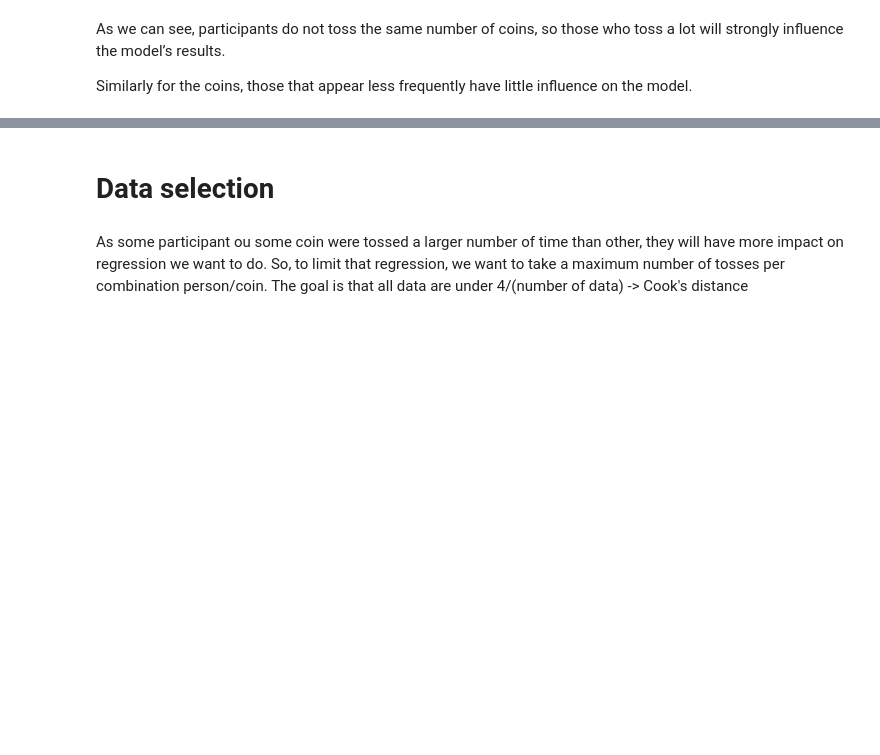
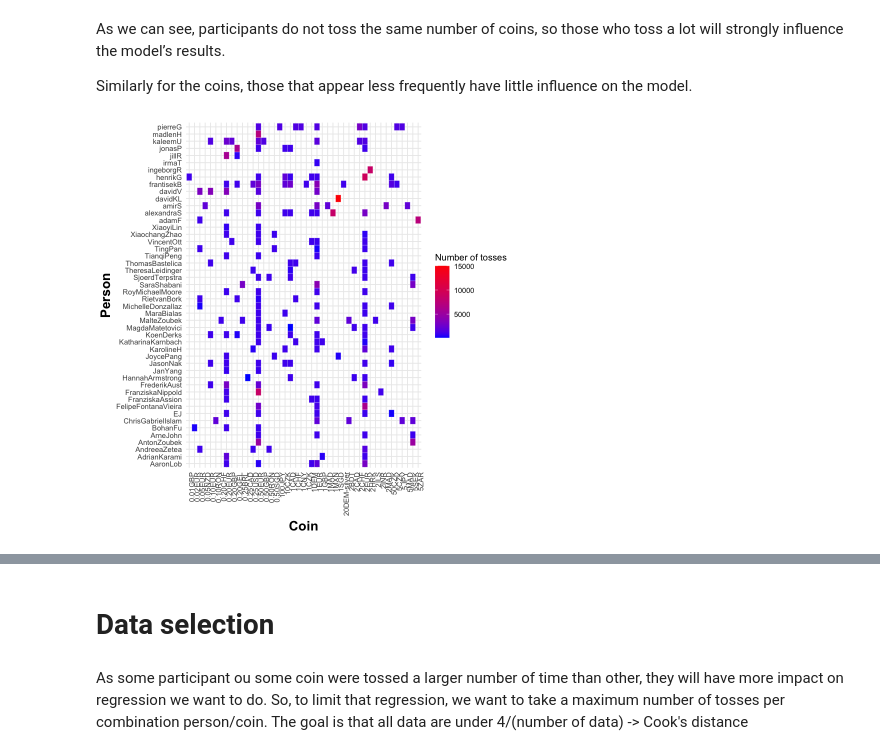
Before and after one commit to uiag/RegressionMethods, a Jupyter notebook: logistic_regression_nb.ipynb, the cells around one changed output, grey strips where cells are left out. Drawn from its saved outputs; the diff is of its cells as text; code cells hidden in the pictures; blank space fills up the shorter version.

```diff
--- a/logistic_regression_nb.ipynb
+++ b/logistic_regression_nb.ipynb
@@ -107,3 +95,23 @@ plot(table(df$coin))
 As we can see, participants do not toss the same number of coins, so those who toss a lot will strongly influence the model’s results.
 
 Similarly for the coins, those that appear less frequently have little influence on the model.
+# %%
+heatmap_data <- df %>%
+  group_by(person, coin) %>%
+  summarise(total_lancers = sum(m), .groups = "drop")
+
+ggplot(heatmap_data, aes(x = coin, y = person, fill = total_lancers)) +
+  geom_tile(color = "white") +
+  scale_fill_gradient(low = "blue", high = "red", name = "Number of tosses") +
+  labs(
+       x = "Coin",
+       y = "Person") +
+   theme_minimal() +
+   theme(
+    axis.text.x = element_text( angle = 90, hjust = 1),  # Taille des étiquettes x
+    axis.title.x = element_text(size = 16, face = "bold"),        # Taille et style du titre x
+    axis.title.y = element_text(size = 16, face = "bold"),        # Taille et style du titre y
+    plot.title = element_text(size = 18, face = "bold", hjust = 0.5)
+  )
+# %% [output]
+[figure, added]
```
Also changed, not shown: parts of 27 cells of this notebook.
